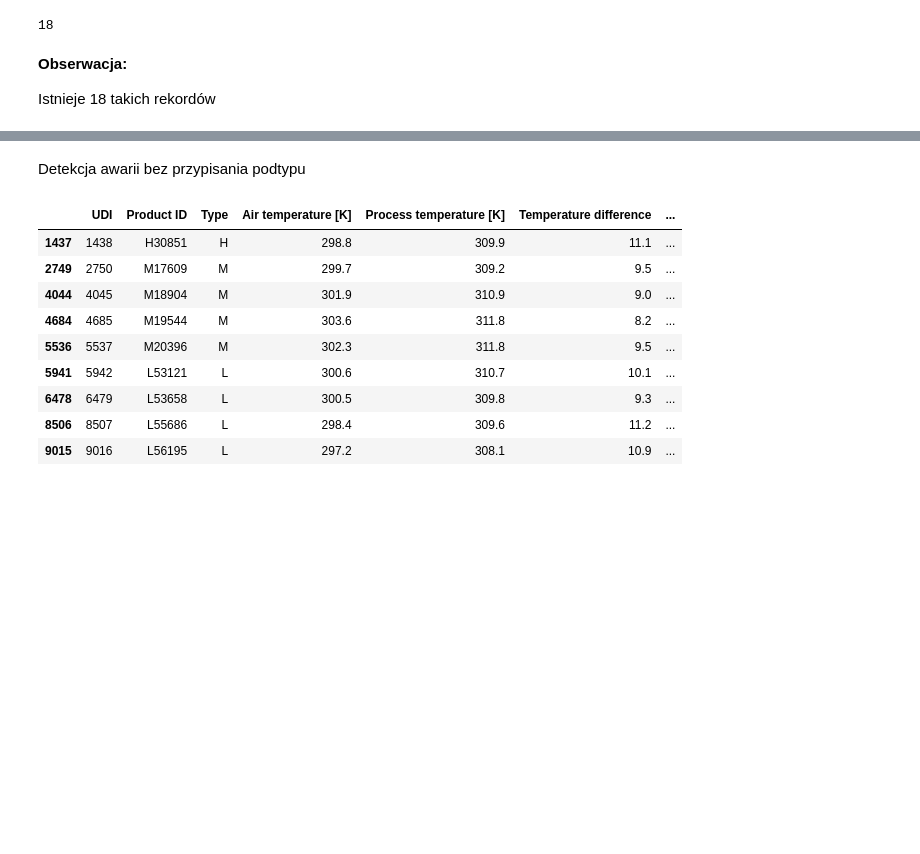
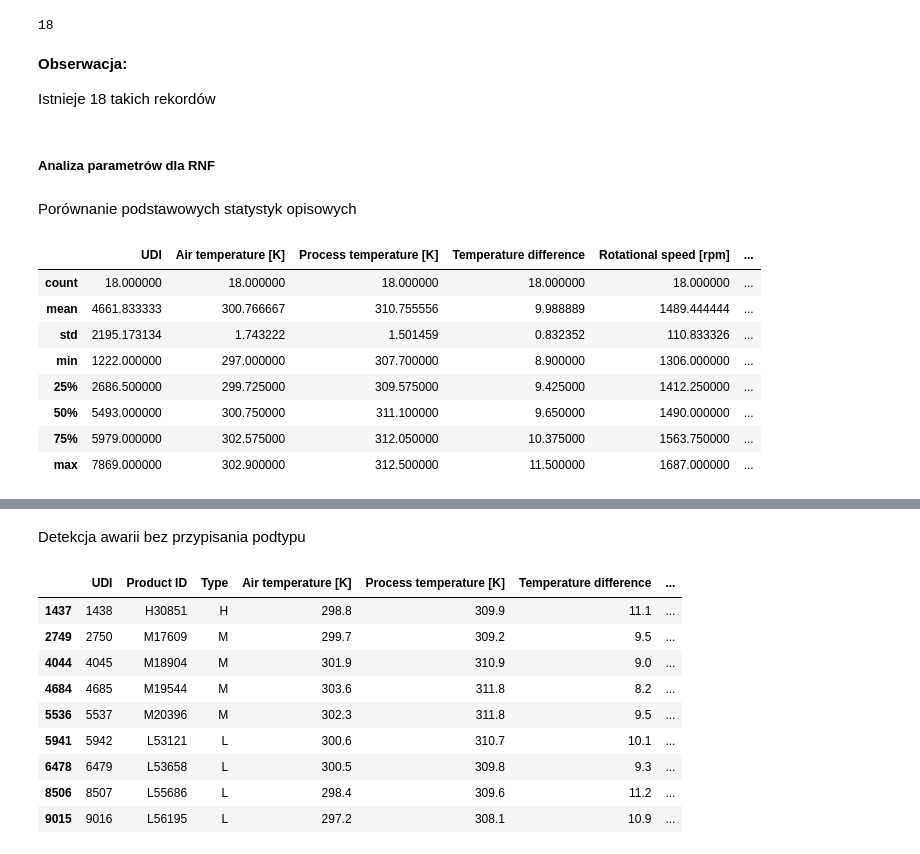
Before and after one commit to KacperKnapek/Machine-failure-prediction, a Jupyter notebook: notebooks/01_eda.ipynb, the cells around one changed output, grey strips where cells are left out. Cells and saved outputs as stored; diff of their text form; code cells hidden in the pictures; blank space fills up the shorter version.

```diff
--- a/notebooks/01_eda.ipynb
+++ b/notebooks/01_eda.ipynb
@@ -184,3 +184,19 @@ display(df[((df['TWF'] == 1) | (df['HDF'] == 1) | (df['PWF'] == 1) | (df['OSF']
 **Obserwacja:**
 
 Istnieje 18 takich rekordów
+# %% [markdown]
+##### Analiza parametrów dla RNF
+# %% [markdown]
+Porównanie podstawowych statystyk opisowych
+# %%
+display(df[((df['TWF'] == 1) | (df['HDF'] == 1) | (df['PWF'] == 1) | (df['OSF'] == 1)| (df['RNF'] == 1)) & (df['Machine failure'] == 0)].describe())
+# %% [output]
+|  | UDI | Air temperature [K] | Process temperature [K] | Temperature difference | Rotational speed [rpm] | ... |
+| count | 18.000000 | 18.000000 | 18.000000 | 18.000000 | 18.000000 | ... |
+| mean | 4661.833333 | 300.766667 | 310.755556 | 9.988889 | 1489.444444 | ... |
+| std | 2195.173134 | 1.743222 | 1.501459 | 0.832352 | 110.833326 | ... |
+| min | 1222.000000 | 297.000000 | 307.700000 | 8.900000 | 1306.000000 | ... |
+| 25% | 2686.500000 | 299.725000 | 309.575000 | 9.425000 | 1412.250000 | ... |
+| 50% | 5493.000000 | 300.750000 | 311.100000 | 9.650000 | 1490.000000 | ... |
+| 75% | 5979.000000 | 302.575000 | 312.050000 | 10.375000 | 1563.750000 | ... |
+| max | 7869.000000 | 302.900000 | 312.500000 | 11.500000 | 1687.000000 | ... |
```
Also changed, not shown: parts of 1 cell of this notebook, 1 other file.
